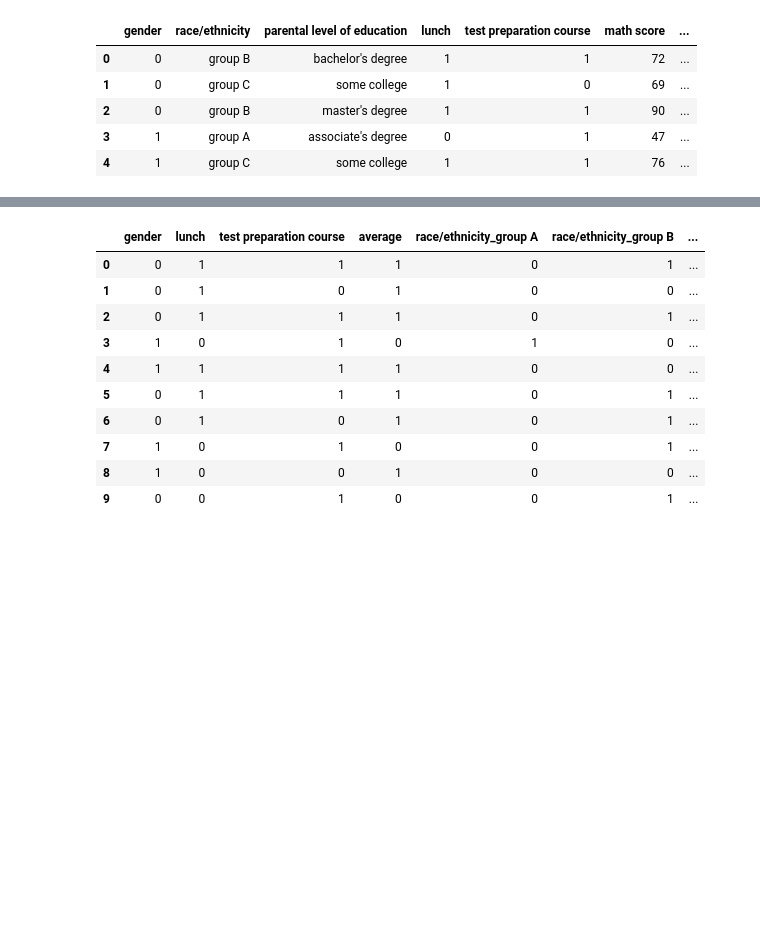
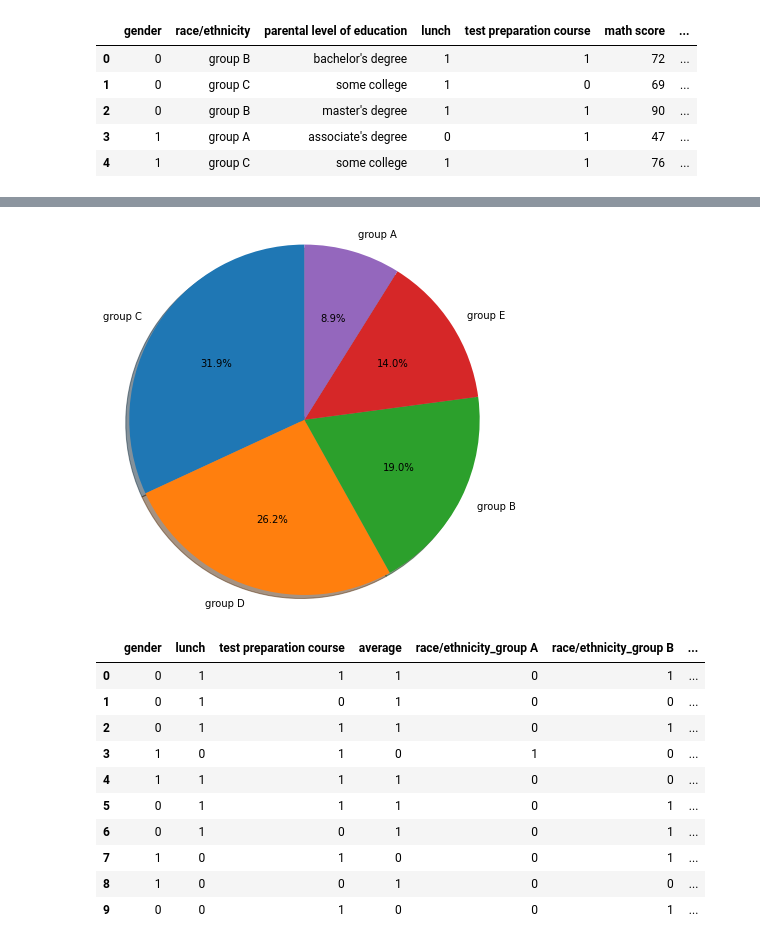
Before and after one commit to kggold4/final-project-data-visualization, a Jupyter notebook: task_1.ipynb, the cells around one changed output, grey strips where cells are left out. Saved outputs shown, nothing was run; the diff lists cells and outputs as text; code cells hidden in the pictures; blank space fills up the shorter version.

```diff
--- a/task_1.ipynb
+++ b/task_1.ipynb
@@ -132,3 +186,15 @@ students.head()
+# %%
+# showing differents in parental level of education of the students in the dataset in a pie of matplotlib
+
+# get all the counts of the values in parental level of education feature
+values = list(students['race/ethnicity'].value_counts())
+
+# write all the type of values in parental level of education feature
+ethnicity = ['group C', 'group D', 'group B', 'group E', 'group A']
+
+print_pie(values, ethnicity)
+# %% [output]
+[figure, added]
 # %%
 # create dummies varables for 'race/ethnicity' feature:
 students = pd.get_dummies(students, columns=['race/ethnicity'])
```
Also changed, not shown: parts of 41 cells of this notebook.
